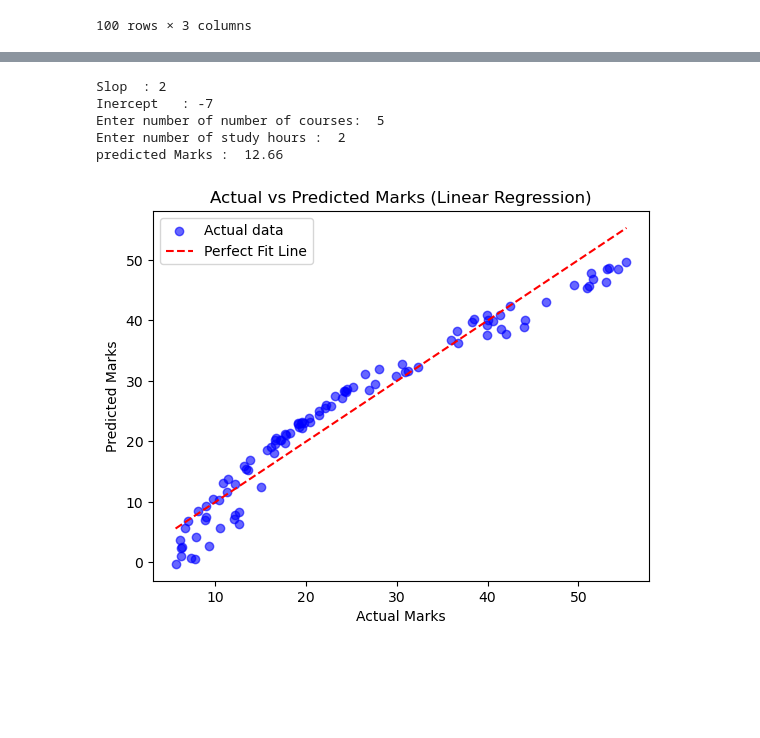
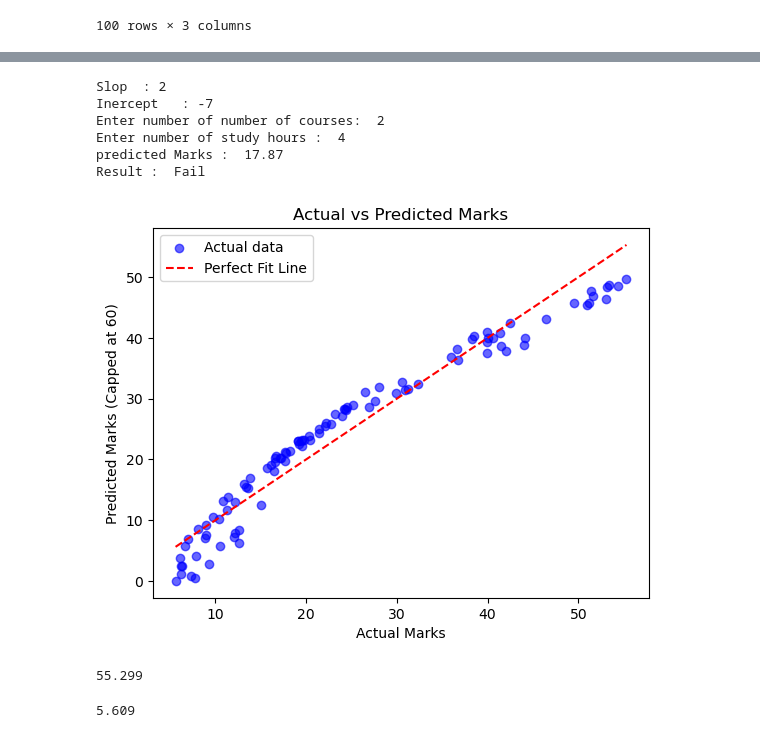
Before and after one commit to Adit122022/CPUR-Agentic-AI, a Jupyter notebook: 02_Phase/12_Day_23-06-2026/Notebook/03_Student_Marks.ipynb, the cells around one changed output, grey strips where cells are left out. Saved outputs shown, nothing was run; the diff lists cells and outputs as text; code cells hidden in the pictures; blank space fills up the shorter version.

Commit message:
initialize loan approval and student marks datasets and analysis notebooks

```diff
--- a/02_Phase/12_Day_23-06-2026/Notebook/03_Student_Marks.ipynb
+++ b/02_Phase/12_Day_23-06-2026/Notebook/03_Student_Marks.ipynb
@@ -101,3 +101,5 @@ df_clean
 | 98 | 7 | 0.309 | 12.027 |
 | 99 | 3 | 6.335 | 32.357 |
 100 rows × 3 columns
+# %%
+df_clean['result'] = df_clean['Marks'].apply(lambda x: True if x >= 30 else False)
@@ -104,32 +122,49 @@ df_clean
 # %%
 X=df_clean[['number_courses','time_study']]
 y=df_clean["Marks"]
 
 model=LinearRegression()
 model.fit(X,y)
 
 print("Slop  :" ,round(model.coef_[0]))
 print("Inercept   :" , round(model.intercept_))
 
 number_courses = int(input("Enter number of number of courses: "))
 time_study = float(input("Enter number of study hours : "))
 
-marks=model.predict([[number_courses , time_study]])
+marks=model.predict([[number_courses , time_study]])[0]
 
-print(f"predicted Marks :  {marks[0]:.2f}")
+marks = np.clip(marks, 0, 60)
+
+result = "Pass"  if marks >=30 else  "Fail"
+
+print(f"predicted Marks :  {marks:.2f}")
+print(f"Result :  {result}")
+
+
+y_pred_clipped = np.clip(model.predict(X), 0, 60)
 
 # 3. Plotting the results
-plt.scatter(y, model.predict(X), label="Actual data", color="blue", alpha=0.6)
+plt.scatter(y, y_pred_clipped, label="Actual data", color="blue", alpha=0.6)
 plt.plot([y.min(), y.max()], [y.min(), y.max()], color='red', linestyle='--', label='Perfect Fit Line')
 plt.xlabel("Actual Marks")
-plt.ylabel("Predicted Marks")
-plt.title("Actual vs Predicted Marks (Linear Regression)")
+plt.ylabel("Predicted Marks (Capped at 60)")
+plt.title("Actual vs Predicted Marks")
 plt.legend()
 plt.show()
 # %% [output]
 Slop  : 2
 Inercept   : -7
-Enter number of number of courses:  5
-Enter number of study hours :  2
-predicted Marks :  12.66
+Enter number of number of courses:  2
+Enter number of study hours :  4
+predicted Marks :  17.87
+Result :  Fail
-[figure, old version]
+[figure, new version]
+# %%
+df_clean['Marks'].max()
+# %% [output]
+55.299
+# %%
+df_clean['Marks'].min()
+# %% [output]
+5.609
```
Also changed, not shown: parts of 3 cells of this notebook, 6 other files.
